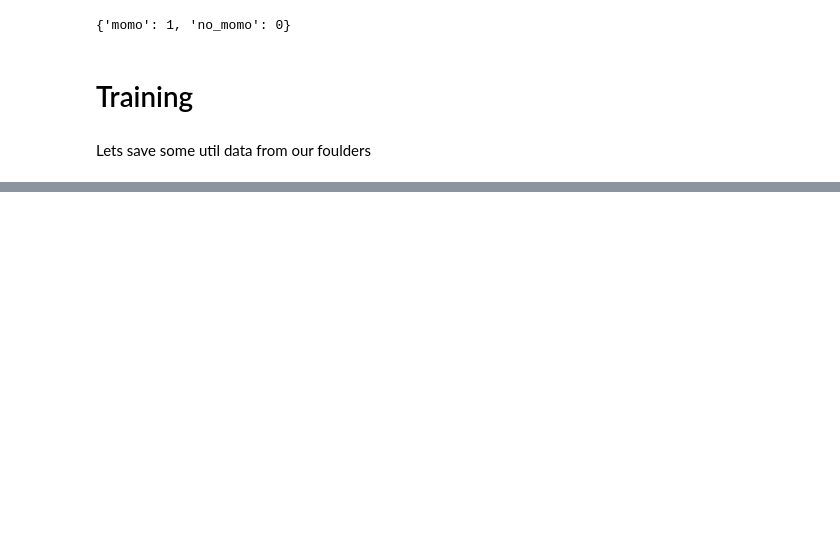
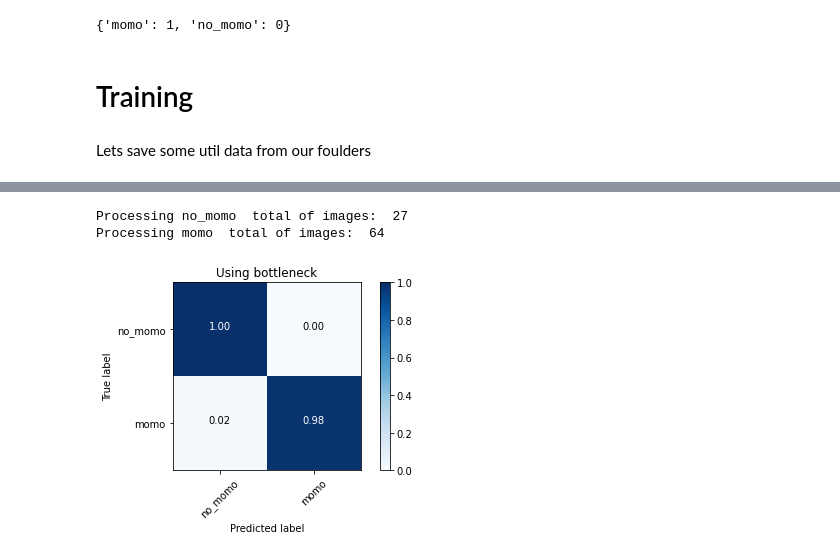
Before and after one commit to alphonse92/uruit-ml-momo-test, a Jupyter notebook: train.ipynb, the cells around one changed output, grey strips where cells are left out. Drawn from its saved outputs; the diff is of its cells as text; code cells hidden in the pictures; blank space fills up the shorter version.

```diff
--- a/train.ipynb
+++ b/train.ipynb
@@ -64,3 +81,4 @@ BatchNormalization      = layers.BatchNormalization
 AveragePooling2D        = layers.AveragePooling2D
 MaxPooling2D            = layers.MaxPooling2D
 GlobalAveragePooling2D  = layers.GlobalAveragePooling2D
+Dropout                 = layers.Dropout
@@ -632,0 +924,11 @@ Processing momo  total of images:  64
+# %%
+printConfussionMatrix(
+    ComposedBottleneckModel(
+          InceptionV3(weights='imagenet', include_top=False, pooling=  'avg'),
+          bottleneckModel
+    )
+)
+# %% [output]
+Processing no_momo  total of images:  27
+Processing momo  total of images:  64
+[figure, added]
```
Also changed, not shown: parts of 45 cells of this notebook, 3 other files.
